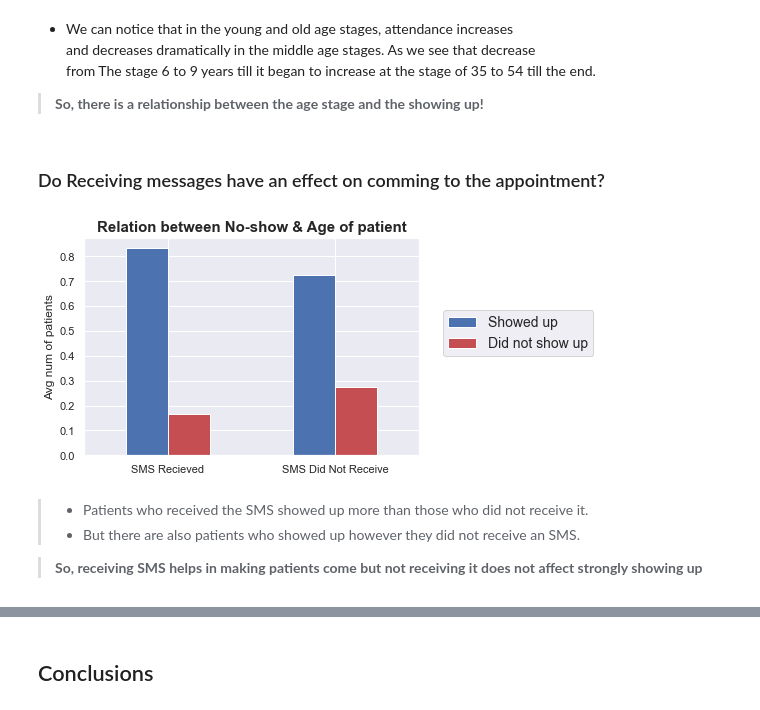
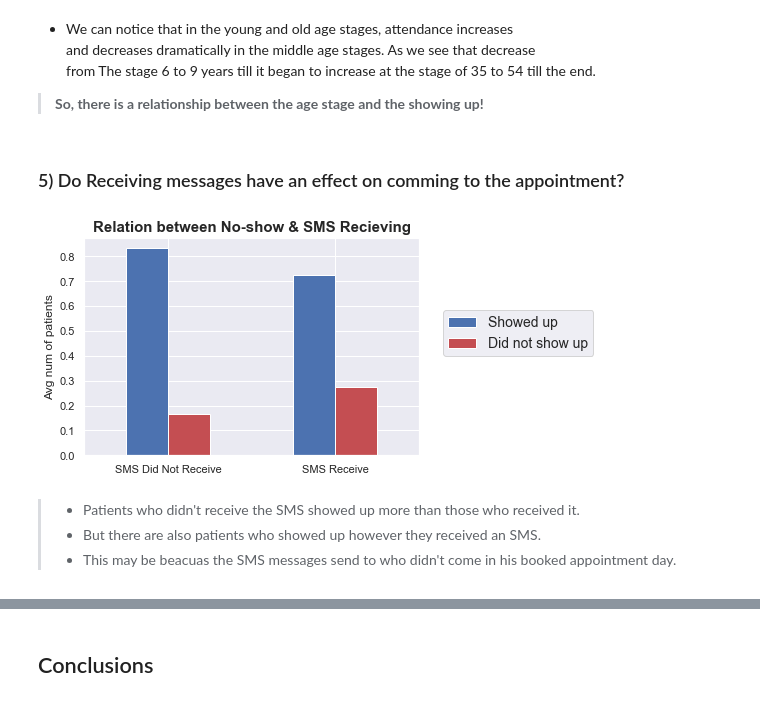
Before and after one commit to mo7amed7assan1911/Medical-Appointment-No-Shows, a Jupyter notebook: Investigate_a_Dataset.ipynb, the cells around one changed output, grey strips where cells are left out. Cells and saved outputs as stored; diff of their text form; code cells hidden in the pictures.

```diff
--- a/Investigate_a_Dataset.ipynb
+++ b/Investigate_a_Dataset.ipynb
@@ -318,0 +334,2 @@ plt.ylabel('Number of appointments', fontsize=12);
+# %%
+df = df.query('Waiting >= 0')
@@ -440,23 +518,23 @@ from The stage 6 to 9 years till it began to increase at the stage of 35 to 54 t
 
 > **So, there is a relationship between the age stage and the showing up!**
 # %% [markdown]
-### Do Receiving messages have an effect on comming to the appointment?
+### 5) Do Receiving messages have an effect on comming to the appointment?
 # %%
 # As we know that most patients didn't recived SMS. So, we will take propotions.
 Total_messages = df.groupby(['SMS_received'])['No_show'].count()
 messages_received_notRec = df.groupby(['SMS_received', 'No_show'])['No_show'].count()
 propotions = messages_received_notRec / Total_messages
 
 propotions.unstack().plot(kind='bar', color=['b', 'r']);
 plt.ylabel('Avg num of patients')
 plt.xlabel('');
-plt.title('Relation between No-show & Age of patient', fontsize=15, fontweight='bold')
+plt.title('Relation between No-show & SMS Recieving', fontsize=15, fontweight='bold')
 plt.legend(labels=['Showed up', 'Did not show up'], fontsize=14, bbox_to_anchor=(1.05, 0.7));
-plt.xticks([0, 1], ['SMS Recieved', "SMS Did Not Receive"], rotation=0);
+plt.xticks([0, 1], ['SMS Did Not Receive', "SMS Receive"], rotation=0);
 # %% [output]
-[figure, old version]
+[figure, new version]
 # %% [markdown]
-> * Patients who received the SMS showed up more than those who did not receive it.
-> * But there are also patients who showed up however they did not receive an SMS.
-
-> **So, receiving SMS helps in making patients come but not receiving it does not affect strongly showing up**
+> * Patients who didn't receive the SMS showed up more than those who received it.
+> * But there are also patients who showed up however they received an SMS.
+> * This may be beacuas the SMS messages send to who didn't come in his booked appointment day.
+>
```
Also changed, not shown: parts of 32 cells of this notebook.
